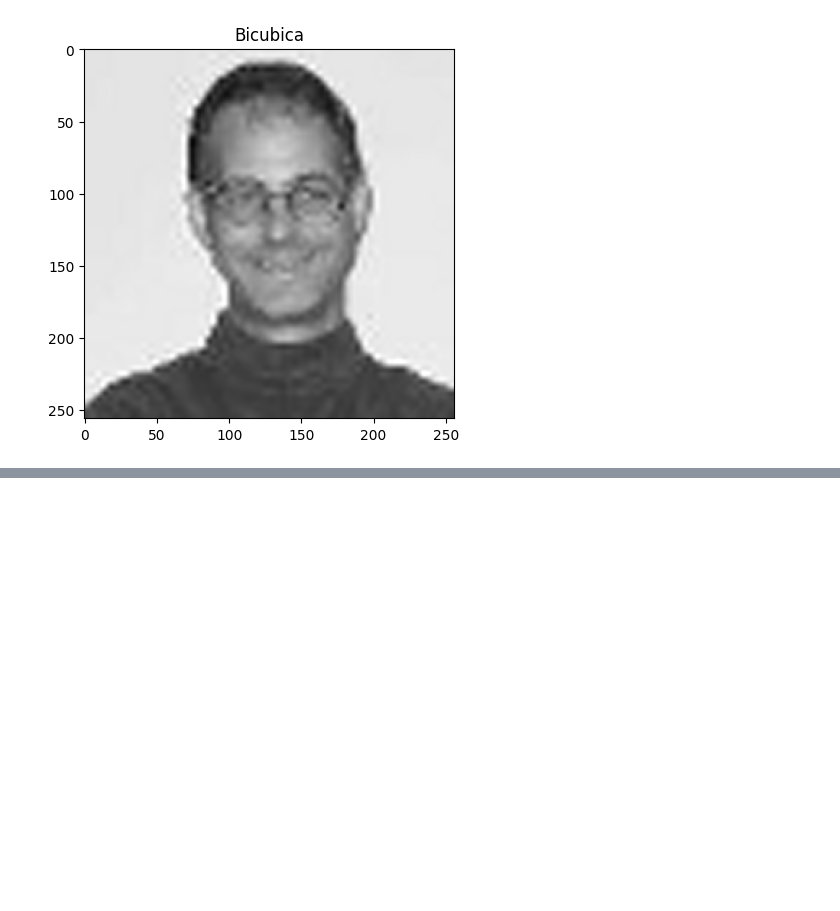
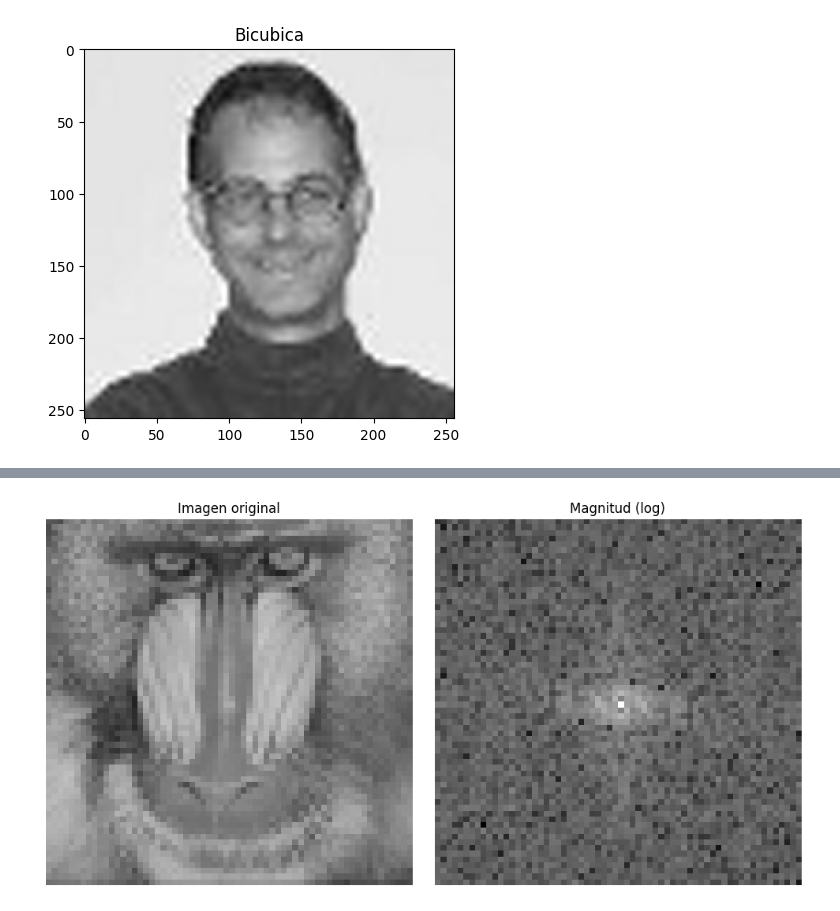
Before and after one commit to bautistasch/Procesamiento-de-Imagenes, a Jupyter notebook: TP1/notebook.ipynb, the cells around one changed output, grey strips where cells are left out. Drawn from its saved outputs; the diff is of its cells as text; code cells hidden in the pictures; blank space fills up the shorter version.

```diff
--- a/TP1/notebook.ipynb
+++ b/TP1/notebook.ipynb
@@ -161,0 +246,4 @@ interpolate(average)
+# %%
+plot_FFT2D(average)
+# %% [output]
+[figure, added]
```
Also changed, not shown: parts of 20 cells of this notebook.
